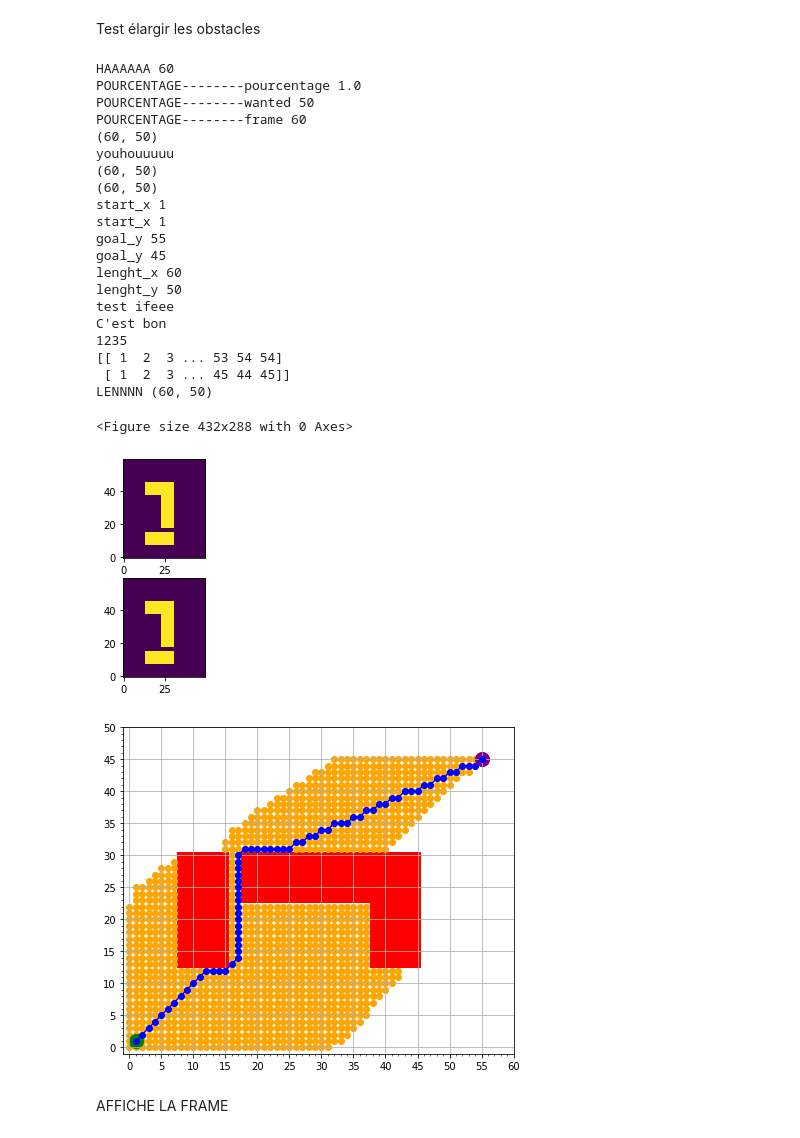
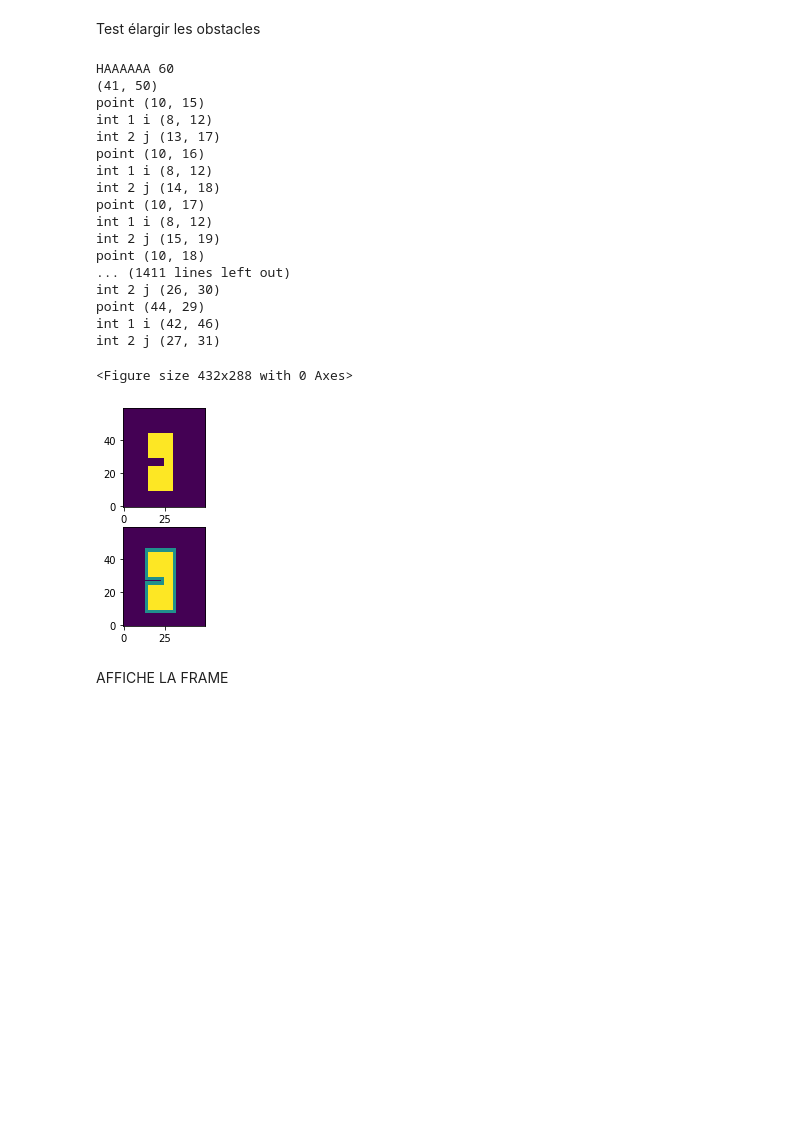
Before and after one commit to antoinetx/Mobile_robot, a Jupyter notebook: test_vision.ipynb, the cells around one changed output. Drawn from its saved outputs; the diff is of its cells as text; code cells hidden in the pictures; blank space fills up the shorter version.

Commit message:
update test_main

```diff
--- a/test_vision.ipynb
+++ b/test_vision.ipynb
@@ -80,9 +66,11 @@ George.set_goal((55,45))
 
 # Grid test initialisation
 frame = np.zeros((60, 50))
-frame[10:15,15:30] = 250
-frame[20:40,25:30] = 250
-frame[40:45,15:30] = 250
+#frame[25:35,20:30] = 250
+#print("FRAME", frame[20][35])
+frame[10:25,15:30] = 250
+frame[25:30,25:30] = 250
+frame[30:45,15:30] = 250
 
 print("HAAAAAA", max(frame.shape))
 lausanne.set_map_lenght(frame)
@@ -94,56 +82,53 @@ print(lausanne.get_lenght())
 new_frame = lausanne.security_grid_expand(frame)
 
 
 ########################
 ## PLOT AND PATH CALCULATION TEST
 #########################
 #len_i = len(frame)
 
 
 plt.figure()
 
 #subplot(r,c) provide the no. of rows and columns
 f, ax = plt.subplots(2,1)
 
 # use the created array to output your multiple images. In this case I have stacked 4 images vertically
-ax[0].imshow(new_frame, vmin=0, vmax=1, origin='lower', interpolation='none', alpha=1)
+ax[0].imshow(frame, vmin=0, vmax=1, origin='lower', interpolation='none', alpha=1)
 ax[1].imshow(new_frame, vmin=0, vmax=1, origin='lower', interpolation='none', alpha=1)
 plt.draw()
 
+"""
 path, visitedNodes = op.path_computation(George.get_start() , George.get_goal() , lausanne.get_lenght(), new_frame)
 
 George.set_path(path)
 George.set_visit_nodes(visitedNodes)
 
 # Display the optimal path
 op.display_map(lausanne.get_lenght(),  new_frame,  George.get_visit_nodes(), George.get_path(), George.get_start(), George.get_goal())
 
-
+"""
 plt.show()
 # %% [output]
 HAAAAAA 60
-POURCENTAGE--------pourcentage 1.0
-POURCENTAGE--------wanted 50
-POURCENTAGE--------frame 60
-(60, 50)
-youhouuuuu
-(60, 50)
-(60, 50)
-start_x 1
-start_x 1
-goal_y 55
-goal_y 45
-lenght_x 60
-lenght_y 50
-test ifeee
-C'est bon
-1235
-[[ 1  2  3 ... 53 54 54]
- [ 1  2  3 ... 45 44 45]]
-LENNNN (60, 50)
+(41, 50)
+point (10, 15)
+int 1 i (8, 12)
+int 2 j (13, 17)
+point (10, 16)
+int 1 i (8, 12)
+int 2 j (14, 18)
+point (10, 17)
+int 1 i (8, 12)
+int 2 j (15, 19)
+point (10, 18)
+... (1411 lines left out)
+int 2 j (26, 30)
+point (44, 29)
+int 1 i (42, 46)
+int 2 j (27, 31)
 <Figure size 432x288 with 0 Axes>
-[figure, old version]
+[figure, new version]
-[figure, removed]
 # %% [markdown]
 AFFICHE LA FRAME
 # %%
```
Also changed, not shown: parts of 1 cell of this notebook, 9 other files.
